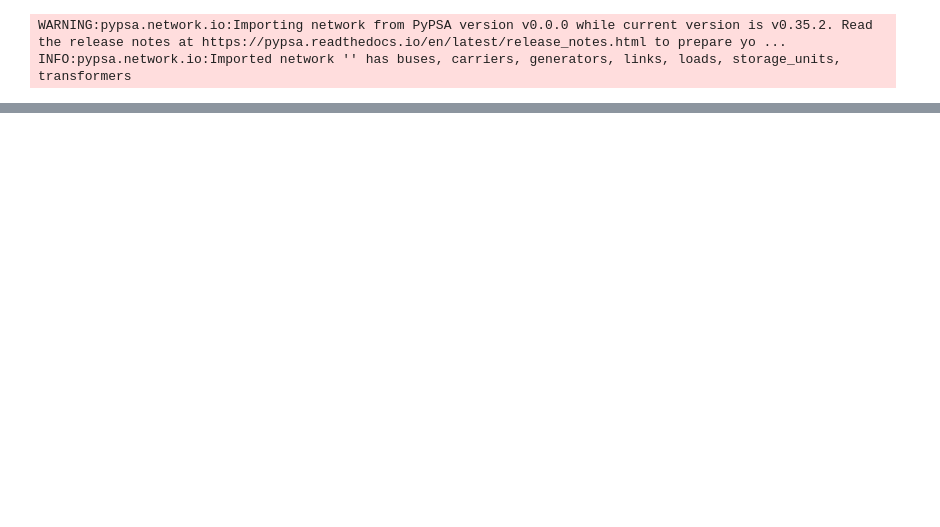
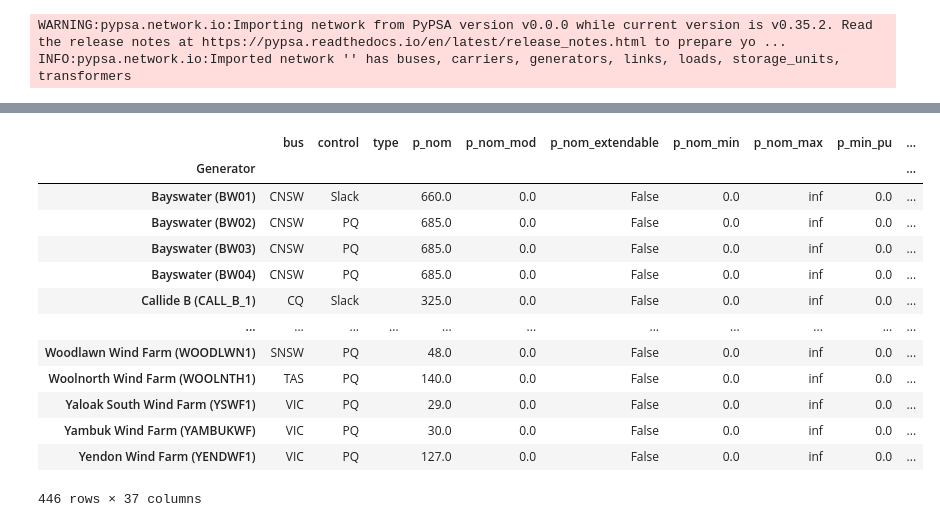
Before and after one commit to ArthurBond/AUS-CEM, a Jupyter notebook: scripts/build_test_network.ipynb, the cells around one changed output, grey strips where cells are left out. Cells and saved outputs as stored; diff of their text form; code cells hidden in the pictures; blank space fills up the shorter version.

```diff
--- a/scripts/build_test_network.ipynb
+++ b/scripts/build_test_network.ipynb
@@ -10,0 +114,17 @@ INFO:pypsa.network.io:Imported network '' has buses, carriers, generators, links
+# %%
+network.generators
+# %% [output]
+|  | bus | control | type | p_nom | p_nom_mod | p_nom_extendable | p_nom_min | p_nom_max | p_min_pu | ... |
+| Generator |  |  |  |  |  |  |  |  |  | ... |
+| Bayswater (BW01) | CNSW | Slack |  | 660.0 | 0.0 | False | 0.0 | inf | 0.0 | ... |
+| Bayswater (BW02) | CNSW | PQ |  | 685.0 | 0.0 | False | 0.0 | inf | 0.0 | ... |
+| Bayswater (BW03) | CNSW | PQ |  | 685.0 | 0.0 | False | 0.0 | inf | 0.0 | ... |
+| Bayswater (BW04) | CNSW | PQ |  | 685.0 | 0.0 | False | 0.0 | inf | 0.0 | ... |
+| Callide B (CALL_B_1) | CQ | Slack |  | 325.0 | 0.0 | False | 0.0 | inf | 0.0 | ... |
+| ... | ... | ... | ... | ... | ... | ... | ... | ... | ... | ... |
+| Woodlawn Wind Farm (WOODLWN1) | SNSW | PQ |  | 48.0 | 0.0 | False | 0.0 | inf | 0.0 | ... |
+| Woolnorth Wind Farm (WOOLNTH1) | TAS | PQ |  | 140.0 | 0.0 | False | 0.0 | inf | 0.0 | ... |
+| Yaloak South Wind Farm (YSWF1) | VIC | PQ |  | 29.0 | 0.0 | False | 0.0 | inf | 0.0 | ... |
+| Yambuk Wind Farm (YAMBUKWF) | VIC | PQ |  | 30.0 | 0.0 | False | 0.0 | inf | 0.0 | ... |
+| Yendon Wind Farm (YENDWF1) | VIC | PQ |  | 127.0 | 0.0 | False | 0.0 | inf | 0.0 | ... |
+446 rows × 37 columns
```
Also changed, not shown: parts of 14 cells of this notebook, 29 other files.
